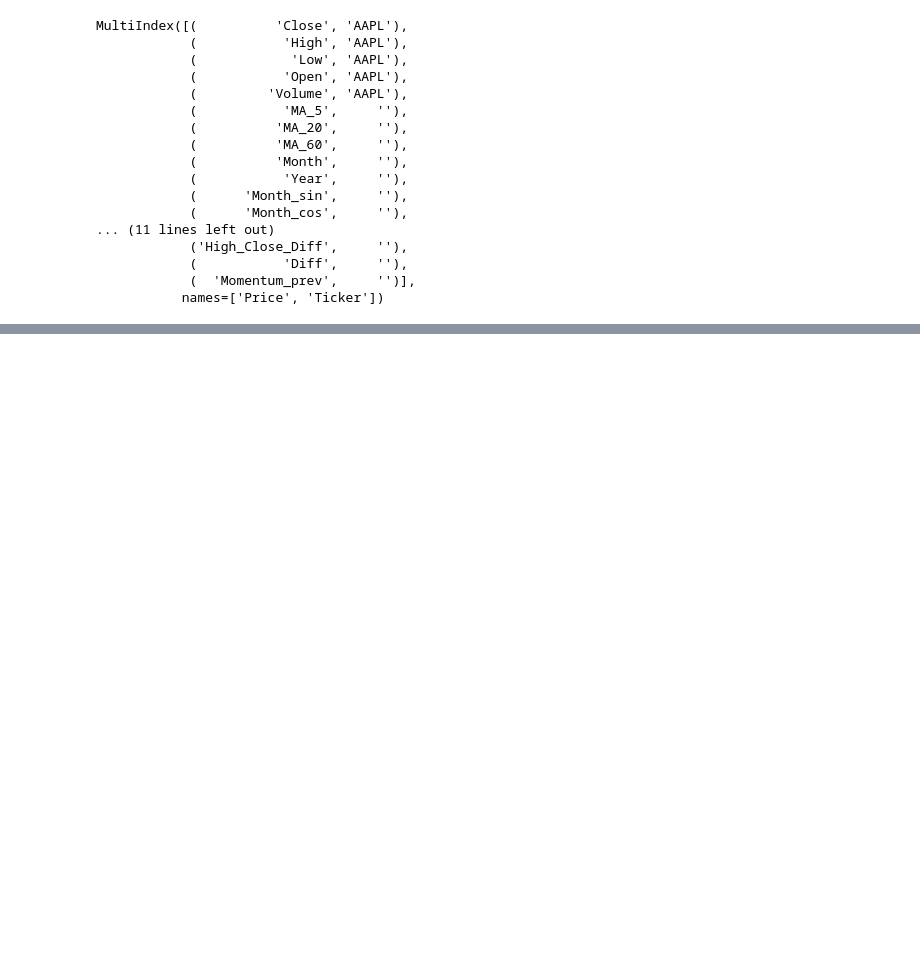
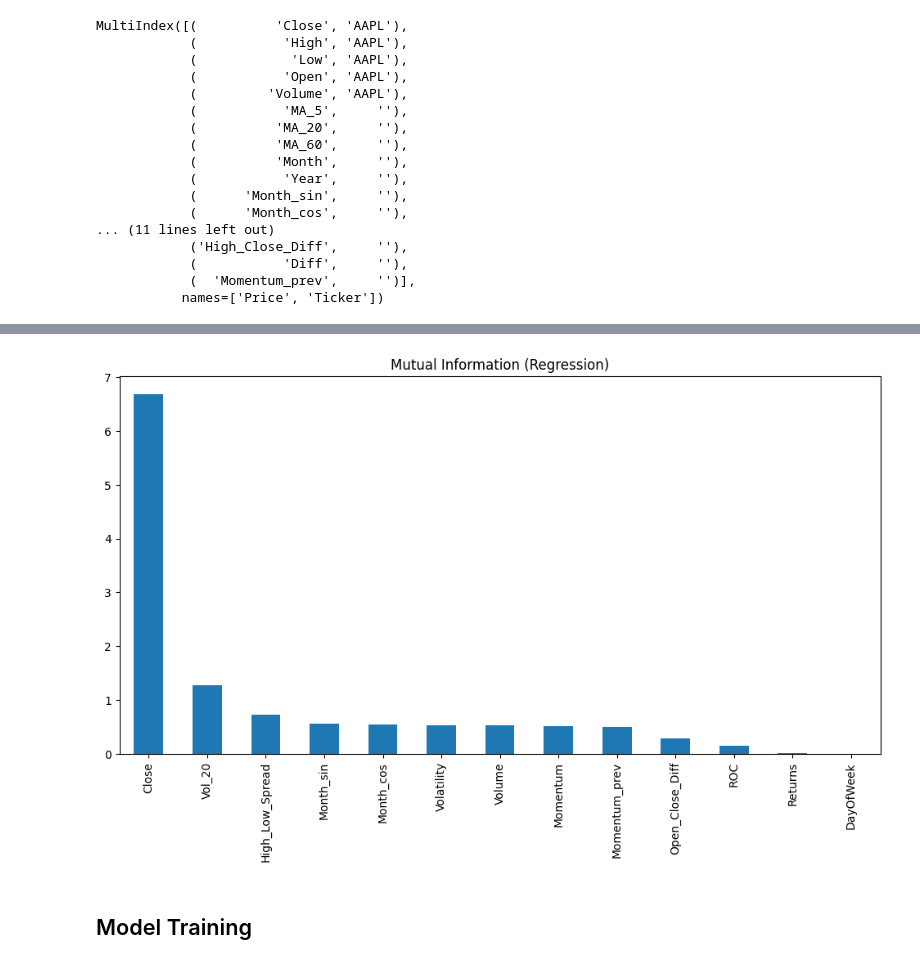
Before and after one commit to vijais0604-cloud/Apple_Stock_Prediction, a Jupyter notebook: Apple_Stock.ipynb, the cells around one changed output, grey strips where cells are left out. Drawn from its saved outputs; the diff is of its cells as text; code cells hidden in the pictures; blank space fills up the shorter version.

```diff
--- a/Apple_Stock.ipynb
+++ b/Apple_Stock.ipynb
@@ -304,2 +311,10 @@ corr
 # %%
-corr
+corr_matrix = df[features].corr().abs()
+
+# Select upper triangle (to avoid duplicates)
+upper = corr_matrix.where(np.triu(np.ones(corr_matrix.shape), k=1).astype(bool))
+
+# Find features with correlation > 0.9
+high_corr_features = [col for col in upper.columns if any(upper[col] > 0.9)]
+
+print(high_corr_features)
@@ -305,0 +323,3 @@ corr
+# %%
+df_clean = df[features].drop(columns=high_corr_features)
+df_clean
@@ -305,0 +341,16 @@ corr
+# %%
+df_clean.dropna(inplace=True)
+# %%
+from sklearn.feature_selection import mutual_info_regression
+
+mi = mutual_info_regression(df_clean, df_clean['Close'])
+
+mi_scores = pd.Series(mi, index=df_clean.columns).sort_values(ascending=False)
+
+mi_scores.plot(kind='bar', figsize=(12,6))
+plt.title("Mutual Information (Regression)")
+plt.show()
+# %% [output]
+[figure, added]
+# %% [markdown]
+## Model Training
```
Also changed, not shown: parts of 7 cells of this notebook.
